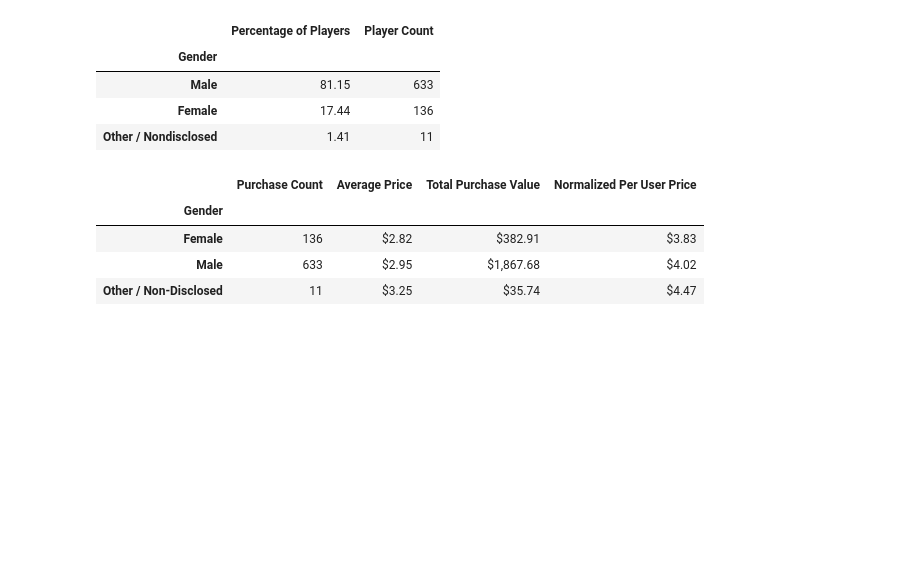
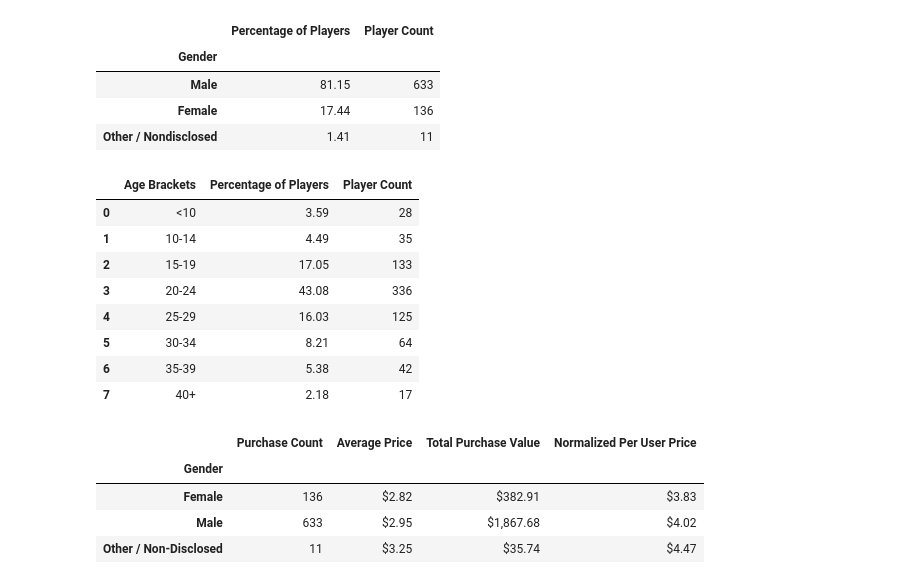
Before and after one commit to dchu101/UCBDataBootcampHW4, a Jupyter notebook: HeroesOfPymoli/Heroes of Pymoli.ipynb, the cells around one changed output. Cells and saved outputs as stored; diff of their text form; code cells hidden in the pictures; blank space fills up the shorter version.

```diff
--- a/HeroesOfPymoli/Heroes of Pymoli.ipynb
+++ b/HeroesOfPymoli/Heroes of Pymoli.ipynb
@@ -113,6 +115,72 @@ gender
 | Male | 81.15 | 633 |
 | Female | 17.44 | 136 |
 | Other / Nondisclosed | 1.41 | 11 |
+# %%
+### Age Demographics
+   #Percentage and Count of All Age Bins
+
+bins = [0, 9, 14, 19, 24, 29, 34, 39, 100]
+
+bin_names = ['<10', '10-14', '15-19', '20-24', '25-29', '30-34', '35-39', '40+']
+
+purchase_data['Age Bracket'] = pd.cut(purchase_data['Age'], bins, labels=bin_names)
+
+
+agebin = purchase_data.set_index('Age Bracket')
+
+
+total_count = len(agebin)
+count_less10 = len(agebin.loc['<10'])
+count_10to14 = len(agebin.loc['10-14'])
+count_15to19 = len(agebin.loc['15-19'])
+count_20to24 = len(agebin.loc['20-24'])
+count_25to29 = len(agebin.loc['25-29'])
+count_30to34 = len(agebin.loc['30-34'])
+count_35to39 = len(agebin.loc['35-39'])
+count_40plus = len(agebin.loc['40+'])
+
+
+agebin_dict = {'Age Brackets' : ['<10',
+                                 '10-14',
+                                 '15-19',
+                                 '20-24',
+                                 '25-29',
+                                 '30-34',
+                                 '35-39',
+                                 '40+'],
+               'Percentage of Players': [count_less10 / total_count,
+                                        count_10to14 / total_count,
+                                        count_15to19 / total_count,
+                                        count_20to24 / total_count,
+                                        count_25to29 / total_count,
+                                        count_30to34 / total_count,
+                                        count_35to39 / total_count,
+                                        count_40plus / total_count],
+               'Player Count': [count_less10,
+                                count_10to14,
+                                count_15to19,
+                                count_20to24,
+                                count_25to29,
+                                count_30to34,
+                                count_35to39,
+                                count_40plus]
+              }
+
+age = pd.DataFrame(agebin_dict)
+
+age['Percentage of Players'] = round(age['Percentage of Players'] * 100, 2)
+
+age
+# %% [output]
+|  | Age Brackets | Percentage of Players | Player Count |
+| 0 | <10 | 3.59 | 28 |
+| 1 | 10-14 | 4.49 | 35 |
+| 2 | 15-19 | 17.05 | 133 |
+| 3 | 20-24 | 43.08 | 336 |
+| 4 | 25-29 | 16.03 | 125 |
+| 5 | 30-34 | 8.21 | 64 |
+| 6 | 35-39 | 5.38 | 42 |
+| 7 | 40+ | 2.18 | 17 |
 # %%
 ### Purchasing Analysis (Gender)
 
```
Also changed, not shown: parts of 9 cells of this notebook.
